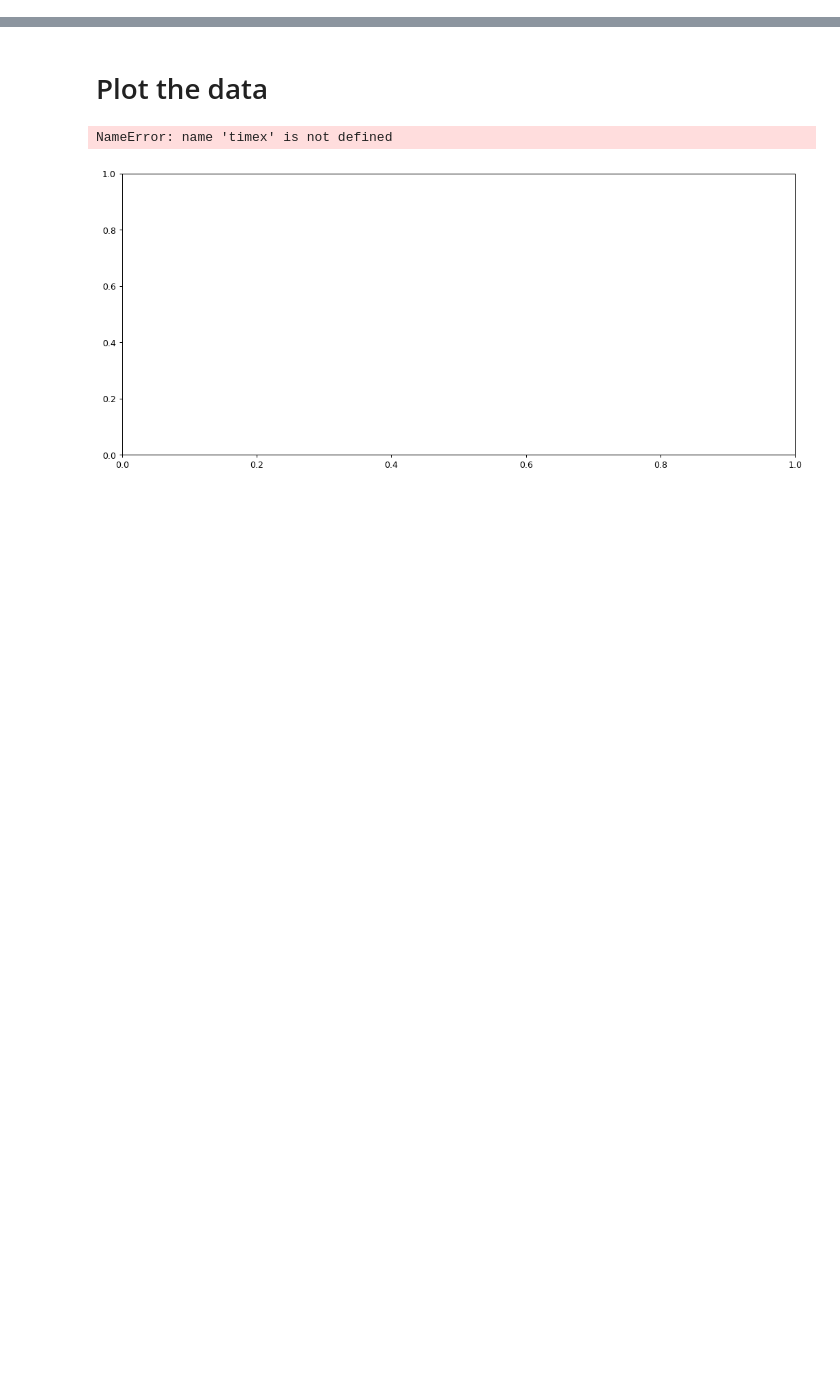
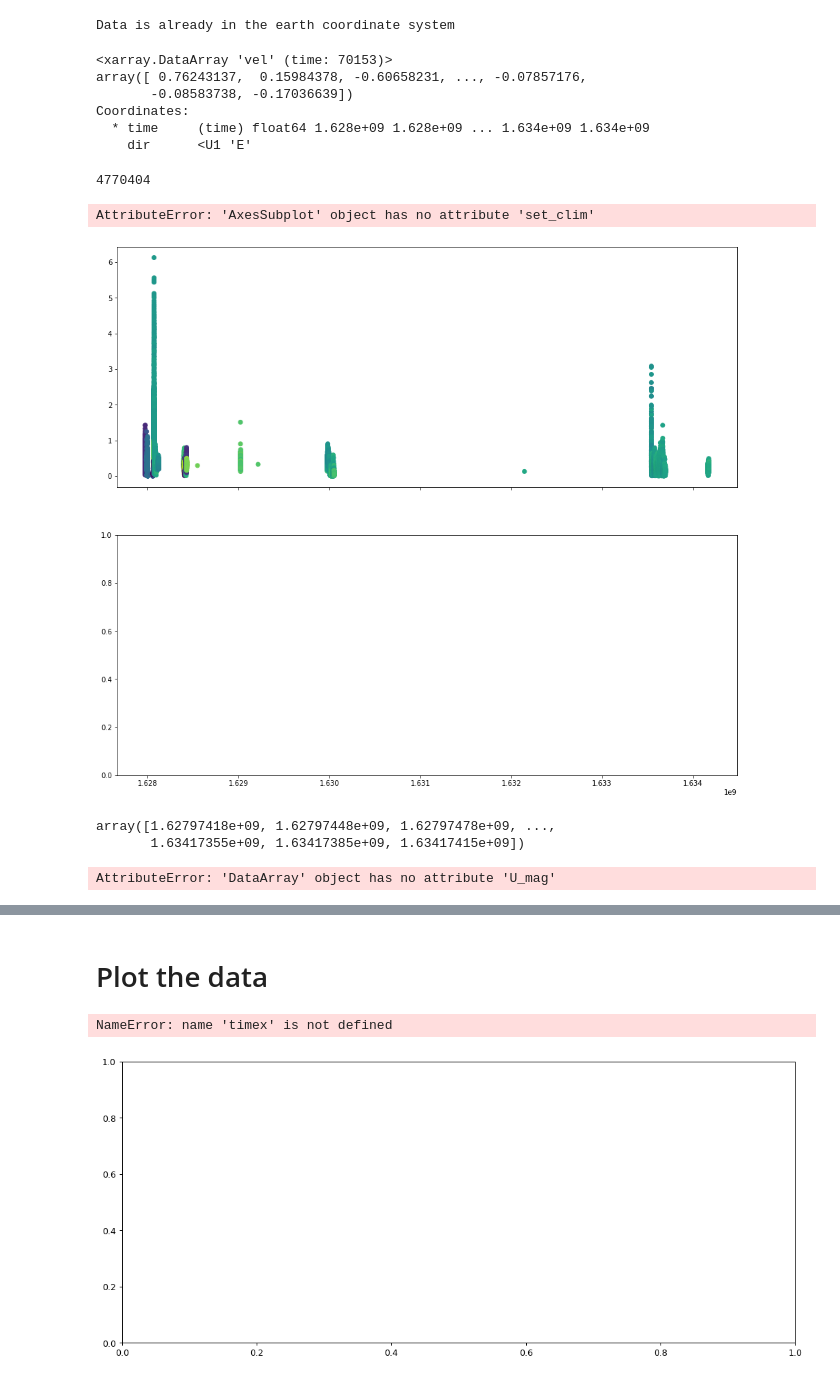
Before and after one commit to LewisDrysdale/autonaut-ADCP-data, a Jupyter notebook: read_raw_to_AD2CP.ipynb, the cells around one changed output, grey strips where cells are left out. Saved outputs shown, nothing was run; the diff lists cells and outputs as text; code cells hidden in the pictures; blank space fills up the shorter version.

```diff
--- a/read_raw_to_AD2CP.ipynb
+++ b/read_raw_to_AD2CP.ipynb
@@ -161,0 +117,15 @@ csdf
+# %%
+ds.attrs['fs'] = 1
+ds.attrs['coord_sys'] = 'earth'
+ds.attrs['inst_make'] = 'Nortek'
+ds.attrs['inst_model'] = 'Signature500'
+ds.attrs['orientation'] = 'down'
+
+dlfn.set_declination(ds, declin=3.4) # 3.4 deg west
+dlfn.rotate2(ds, 'earth', inplace=True)
+
+ds.attrs['principal_heading'] = dlfn.calc_principal_heading(ds.vel.mean('range'))
+avg_tool = api.VelBinner(n_bin=ds.fs*5, fs=ds.fs)
+ds_avg = avg_tool.do_avg(ds)
+# %% [output]
+Data is already in the earth coordinate system
@@ -162 +134,59 @@ csdf
+# %%
+np.mean(x,axis=0)
+# %% [output]
+<xarray.DataArray 'vel' (time: 70153)>
+array([ 0.76243137,  0.15984378, -0.60658231, ..., -0.07857176,
+       -0.08583738, -0.17036639])
+Coordinates:
+  * time     (time) float64 1.628e+09 1.628e+09 ... 1.634e+09 1.634e+09
+    dir      <U1 'E'
+# %%
+x=ds_avg.vel.sel(dir='E')
+x=np.mean(x,axis=0)
+y=ds_avg.vel.sel(dir='N')
+y=np.mean(y,axis=0)
+r = np.sqrt(x**2+y**2)
+t = np.arctan2(y,x)
+ds_avg['current_speed']=r
+ds_avg['current_bearing'] = t
+# %% [output]
+4770404
+# %%
+%matplotlib inline
+fig, ax = plt.subplots(2,1,figsize=(16,14), sharex=True)
+ax = ax.ravel()
+ax[0].scatter(ds_avg.time.data, ds_avg.current_speed.data, c=ds_avg.heading.data, vmin=0, vmax=360)
+ax[0].set_clim(vmin=0, vmax=100)
+plt.colorbar(ax[0])
+fig.autofmt_xdate()
+# %% [output]
+AttributeError: 'AxesSubplot' object has no attribute 'set_clim'
+[figure, added]
+# %%
+ds_avg.time.data
+# %% [output]
+array([1.62797418e+09, 1.62797448e+09, 1.62797478e+09, ...,
+       1.63417355e+09, 1.63417385e+09, 1.63417415e+09])
+# %%
+ds_avg['U_mag'] = ds_avg.vel.U_mag
+
+ds_avg['U_dir'] = ds_avg.vel.U_dir
+ds_avg['U_dir'].data = dlfn.tools.misc.convert_degrees(ds_avg['U_dir'].values, tidal_mode=True)
+
+
+# surface current values
+dv_east=np.mean(ds.vel.sel(dir='E', range=slice(0,5)).values,axis=0)
+dv_north=np.mean(ds.vel.sel(dir='N', range=slice(0,5)).values,axis=0)
+dv_time=ds.time.values+3600
+dv_time = np.array(dv_time, dtype='datetime64[s]')
+
+
+
+ev=np.square(dv_east)+np.square(dv_north)
+ev=np.sqrt(ev)
+
+nav_time=np.array(csdf.Date_Time)
+adp_time=dv_time
+# %% [output]
+AttributeError: 'DataArray' object has no attribute 'U_mag'
 # %%
```
Also changed, not shown: parts of 15 cells of this notebook, 4 other files.
